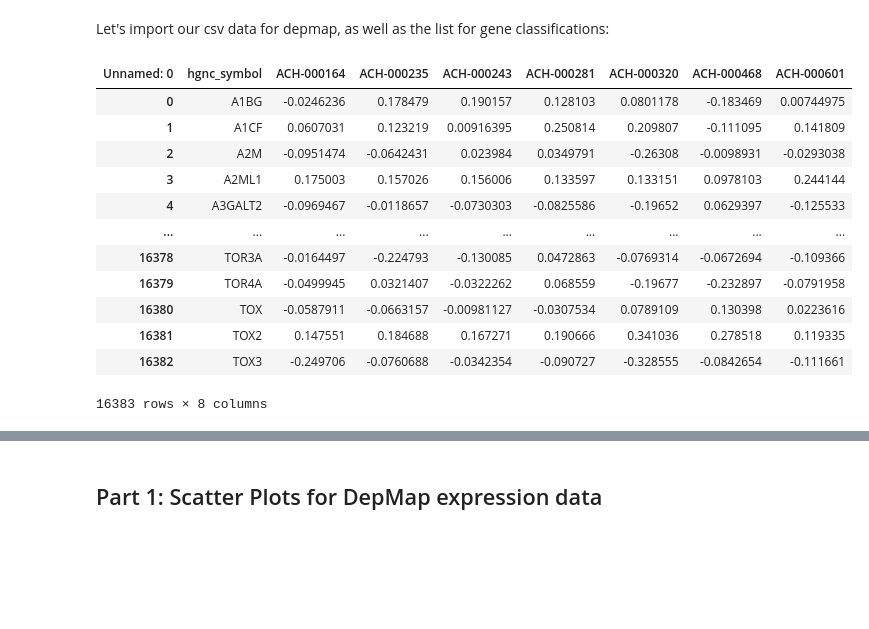
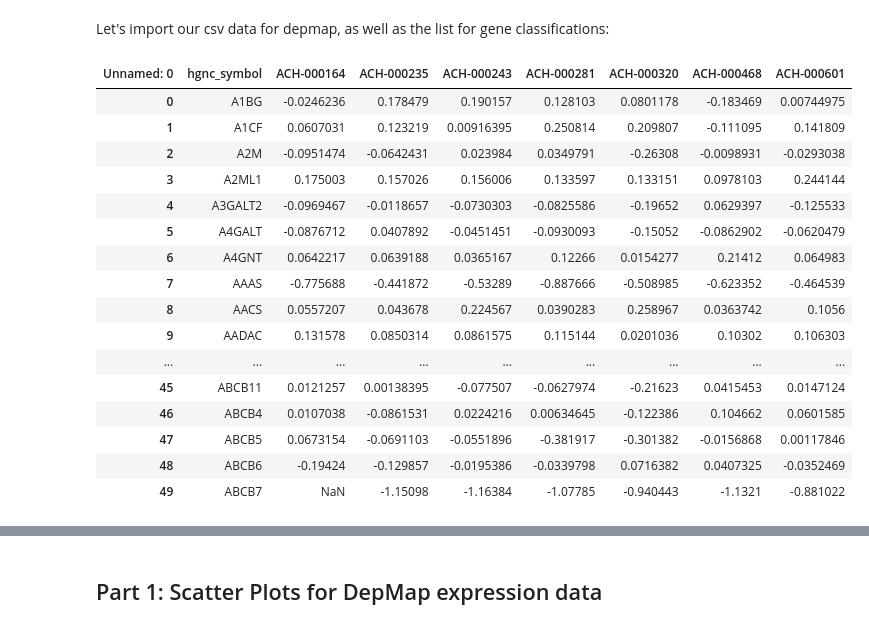
Before and after one commit to sophiaho/broad-work, a Jupyter notebook: crispr_screen.ipynb, the cells around one changed output, grey strips where cells are left out. Cells and saved outputs as stored; diff of their text form; code cells hidden in the pictures; blank space fills up the shorter version.

```diff
--- a/crispr_screen.ipynb
+++ b/crispr_screen.ipynb
@@ -42,21 +42,25 @@ format_index(depmap)
 # rename the first column
 depmap.rename(index={'Unnamed: 0': 'index'}, inplace=True)
 # %%
-depmap
+depmap.head(50)
 # %% [output]
 | Unnamed: 0 | hgnc_symbol | ACH-000164 | ACH-000235 | ACH-000243 | ACH-000281 | ACH-000320 | ACH-000468 | ACH-000601 |
 | 0 | A1BG | -0.0246236 | 0.178479 | 0.190157 | 0.128103 | 0.0801178 | -0.183469 | 0.00744975 |
 | 1 | A1CF | 0.0607031 | 0.123219 | 0.00916395 | 0.250814 | 0.209807 | -0.111095 | 0.141809 |
 | 2 | A2M | -0.0951474 | -0.0642431 | 0.023984 | 0.0349791 | -0.26308 | -0.0098931 | -0.0293038 |
 | 3 | A2ML1 | 0.175003 | 0.157026 | 0.156006 | 0.133597 | 0.133151 | 0.0978103 | 0.244144 |
 | 4 | A3GALT2 | -0.0969467 | -0.0118657 | -0.0730303 | -0.0825586 | -0.19652 | 0.0629397 | -0.125533 |
+| 5 | A4GALT | -0.0876712 | 0.0407892 | -0.0451451 | -0.0930093 | -0.15052 | -0.0862902 | -0.0620479 |
+| 6 | A4GNT | 0.0642217 | 0.0639188 | 0.0365167 | 0.12266 | 0.0154277 | 0.21412 | 0.064983 |
+| 7 | AAAS | -0.775688 | -0.441872 | -0.53289 | -0.887666 | -0.508985 | -0.623352 | -0.464539 |
+| 8 | AACS | 0.0557207 | 0.043678 | 0.224567 | 0.0390283 | 0.258967 | 0.0363742 | 0.1056 |
+| 9 | AADAC | 0.131578 | 0.0850314 | 0.0861575 | 0.115144 | 0.0201036 | 0.10302 | 0.106303 |
 | ... | ... | ... | ... | ... | ... | ... | ... | ... |
-| 16378 | TOR3A | -0.0164497 | -0.224793 | -0.130085 | 0.0472863 | -0.0769314 | -0.0672694 | -0.109366 |
-| 16379 | TOR4A | -0.0499945 | 0.0321407 | -0.0322262 | 0.068559 | -0.19677 | -0.232897 | -0.0791958 |
-| 16380 | TOX | -0.0587911 | -0.0663157 | -0.00981127 | -0.0307534 | 0.0789109 | 0.130398 | 0.0223616 |
-| 16381 | TOX2 | 0.147551 | 0.184688 | 0.167271 | 0.190666 | 0.341036 | 0.278518 | 0.119335 |
-| 16382 | TOX3 | -0.249706 | -0.0760688 | -0.0342354 | -0.090727 | -0.328555 | -0.0842654 | -0.111661 |
+| 45 | ABCB11 | 0.0121257 | 0.00138395 | -0.077507 | -0.0627974 | -0.21623 | 0.0415453 | 0.0147124 |
+| 46 | ABCB4 | 0.0107038 | -0.0861531 | 0.0224216 | 0.00634645 | -0.122386 | 0.104662 | 0.0601585 |
+| 47 | ABCB5 | 0.0673154 | -0.0691103 | -0.0551896 | -0.381917 | -0.301382 | -0.0156868 | 0.00117846 |
+| 48 | ABCB6 | -0.19424 | -0.129857 | -0.0195386 | -0.0339798 | 0.0716382 | 0.0407325 | -0.0352469 |
+| 49 | ABCB7 | NaN | -1.15098 | -1.16384 | -1.07785 | -0.940443 | -1.1321 | -0.881022 |
-16383 rows × 8 columns
 # %%
 def make_gene_group_dict(path):
     # importing the groups that these genes belong to
```
Also changed, not shown: parts of 33 cells of this notebook.
